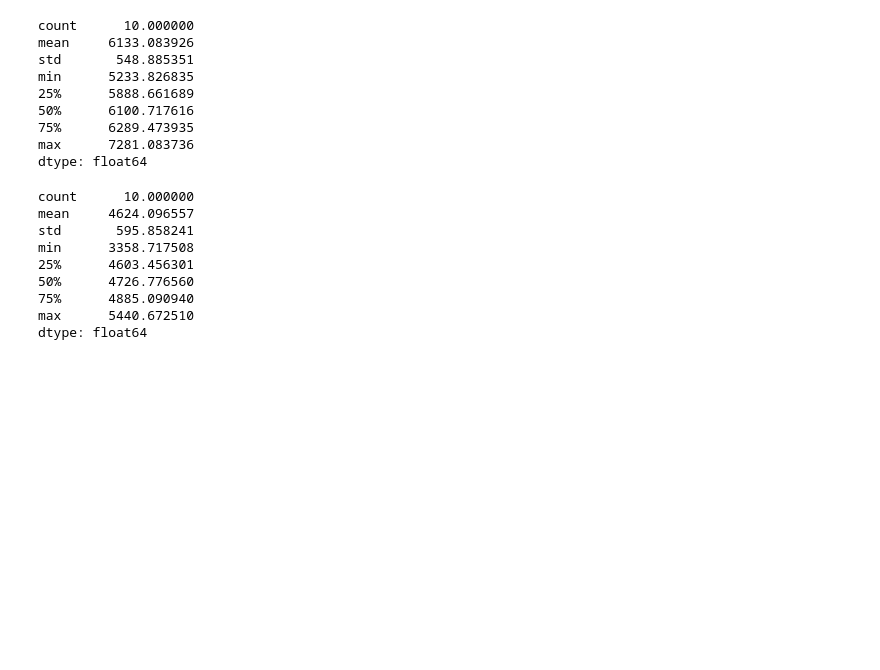
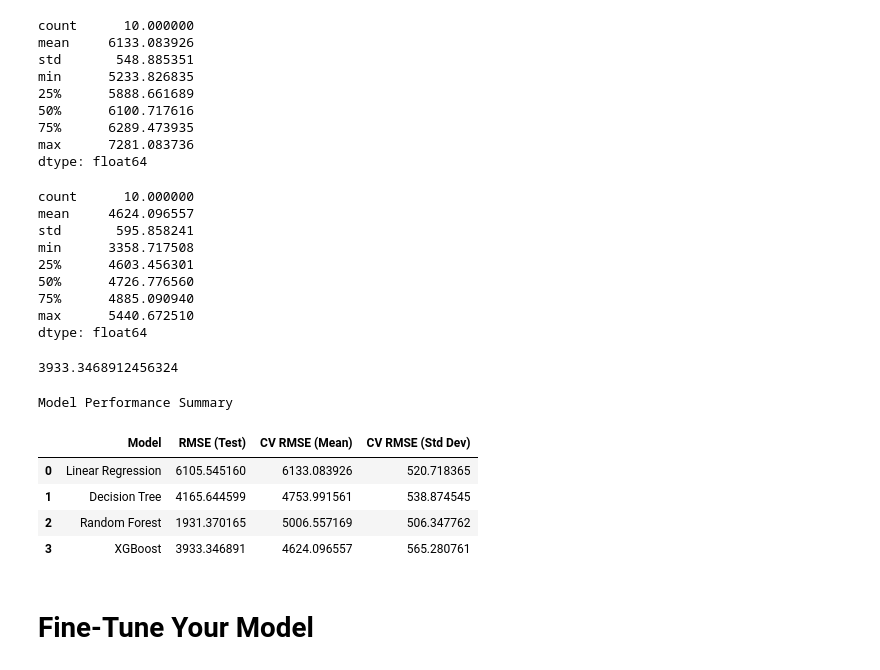
Before and after one commit to Auwal007/Medical-Cost-Personal-Datasets-regression-, a Jupyter notebook: insurance.ipynb, the cells around one changed output. Cells and saved outputs as stored; diff of their text form; code cells hidden in the pictures; blank space fills up the shorter version.

```diff
--- a/insurance.ipynb
+++ b/insurance.ipynb
@@ -398,5 +398,5 @@ print(", ".join([f"{100 * ratio:.1f}%" for ratio in error_ratios]))
 # Cross validation
 # %%
 from sklearn.model_selection import cross_val_score
-rf_rmse = -cross_val_score(rf_reg, insurance_final, insurance_label, scoring="neg_root_mean_squared_error", cv=10)
+rf_rmse_cv = -cross_val_score(rf_reg, insurance_final, insurance_label, scoring="neg_root_mean_squared_error", cv=10)
 # %%
@@ -413,5 +413,5 @@ max      5765.524437
 dtype: float64
 # %%
 from sklearn.model_selection import cross_val_score
-tree_rmse = -cross_val_score(d_tree, insurance_final, insurance_label, scoring="neg_root_mean_squared_error", cv=10)
+d_tree_rmse_cv = -cross_val_score(d_tree, insurance_final, insurance_label, scoring="neg_root_mean_squared_error", cv=10)
 # %%
@@ -428,5 +428,5 @@ max      5728.254528
 dtype: float64
 # %%
 from sklearn.model_selection import cross_val_score
-lin_reg_rmse = -cross_val_score(lin_reg, insurance_final, insurance_label, scoring="neg_root_mean_squared_error", cv=10)
+lin_rmse_cv = -cross_val_score(lin_reg, insurance_final, insurance_label, scoring="neg_root_mean_squared_error", cv=10)
 # %%
@@ -443,5 +443,5 @@ max      7281.083736
 dtype: float64
 # %%
 from sklearn.model_selection import cross_val_score
-xgb_rmse = -cross_val_score(xgb_model, insurance_final, insurance_label, scoring="neg_root_mean_squared_error", cv=10)
+xgb_rmse_cv = -cross_val_score(xgb_model, insurance_final, insurance_label, scoring="neg_root_mean_squared_error", cv=10)
 # %%
@@ -456,3 +456,29 @@ min      3358.717508
 75%      4885.090940
 max      5440.672510
 dtype: float64
+# %%
+xgb_rmse.mean()
+# %% [output]
+3933.3468912456324
+# %%
+
+# Summary of model performance
+model_results = {
+    "Model": ["Linear Regression", "Decision Tree", "Random Forest", "XGBoost"],
+    "RMSE (Test)": [lin_rmse, d_tree_rmse, rf_rmse, xgb_rmse],
+    "CV RMSE (Mean)": [lin_rmse_cv.mean(), d_tree_rmse_cv.mean(), rf_rmse_cv.mean(), xgb_rmse_cv.mean()],
+    "CV RMSE (Std Dev)": [lin_rmse_cv.std(), d_tree_rmse_cv.std(), rf_rmse_cv.std(), xgb_rmse_cv.std()]
+}
+
+results_df = pd.DataFrame(model_results)
+print("Model Performance Summary")
+display(results_df)
+# %% [output]
+Model Performance Summary
+|  | Model | RMSE (Test) | CV RMSE (Mean) | CV RMSE (Std Dev) |
+| 0 | Linear Regression | 6105.545160 | 6133.083926 | 520.718365 |
+| 1 | Decision Tree | 4165.644599 | 4753.991561 | 538.874545 |
+| 2 | Random Forest | 1931.370165 | 5006.557169 | 506.347762 |
+| 3 | XGBoost | 3933.346891 | 4624.096557 | 565.280761 |
+# %% [markdown]
+# Fine-Tune Your Model
```
Also changed, not shown: parts of 11 cells of this notebook.
